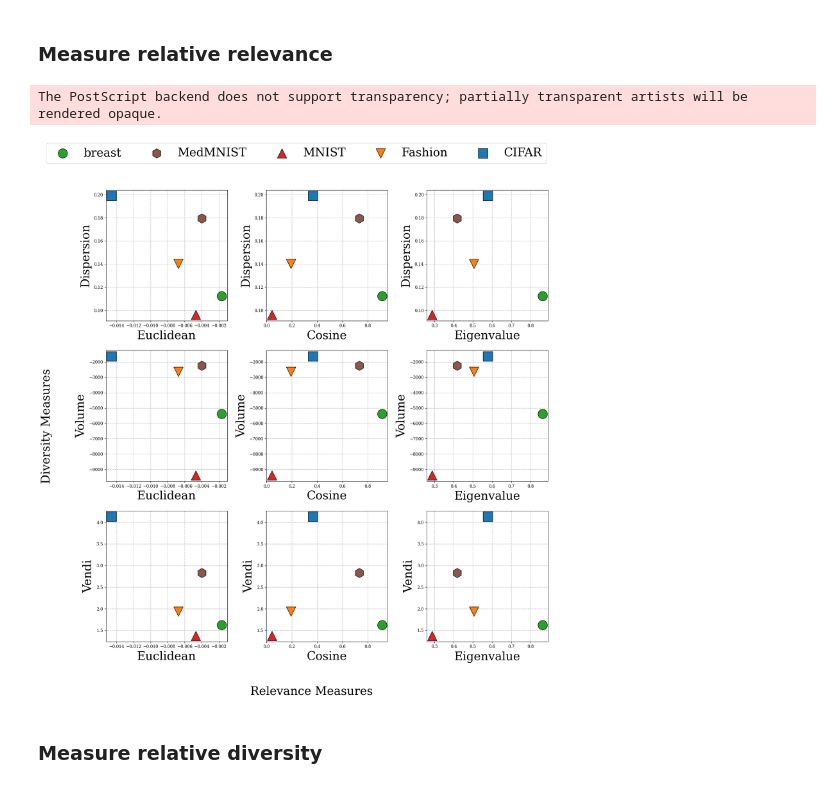
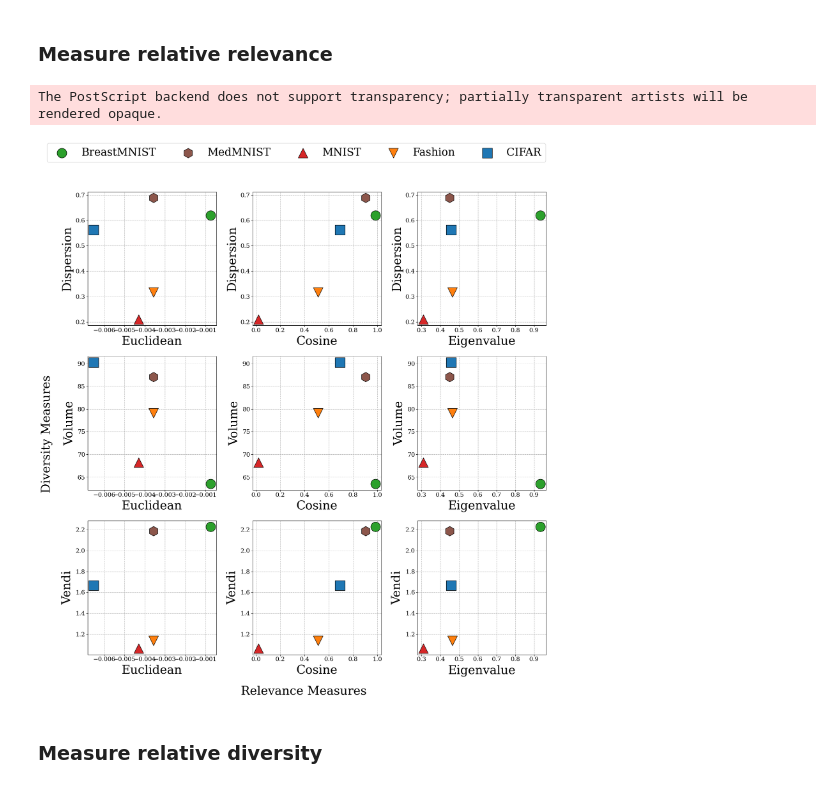
Before and after one commit to clu5/data-valuation, a Jupyter notebook: 3-MedMNIST.ipynb, the cells around one changed output. Saved outputs shown, nothing was run; the diff lists cells and outputs as text; code cells hidden in the pictures.

```diff
--- a/3-MedMNIST.ipynb
+++ b/3-MedMNIST.ipynb
@@ -53,3 +66,6 @@ plt.show()
+# %%
+# preprocess
+model, preprocess = clip.load("ViT-B/16", device="cuda")
 # %% [markdown]
 #### Skip this if using precomputed embeddings
 # %%
@@ -106,7 +165,8 @@ datasets = {
     "breast": torch.load("embeddings/clip_embedding_medmnist_BreastMNIST.pt"),
     "path": torch.load("embeddings/clip_embedding_medmnist_PathMNIST.pt"),
     "oct": torch.load("embeddings/clip_embedding_medmnist_OCTMNIST.pt"),
-    # "tissue": torch.load("embeddings/clip_embedding_medmnist_TissueMNIST.pt"),
+    "organa": torch.load("embeddings/clip_embedding_medmnist_OrganAMNIST.pt"),
+    "tissue": torch.load("embeddings/clip_embedding_medmnist_TissueMNIST.pt"),
     "retina": torch.load("embeddings/clip_embedding_medmnist_RetinaMNIST.pt"),
 }
 medmnist_tensor = []
@@ -233,10 +293,10 @@ The PostScript backend does not support transparency; partially transparent arti
 ### Measure relative relevance
 # %%
 # buyer_name = 'blood'
-buyer_name = 'chest'
+# buyer_name = 'chest'
 # buyer_name = 'pneum'
 # buyer_name = 'derma'
-# buyer_name = 'breast'
+buyer_name = 'breast'
 # buyer_name = 'oct'
 # buyer_name = 'retina'
 buyer = datasets[buyer_name]
@@ -245,8 +305,8 @@ buyer = datasets[buyer_name]
 # dataset = derma
 
 
-num_buyer = 100
-num_seller = 1000
+num_buyer = 200
+num_seller = 10000
 
 buyer_data = buyer["embeddings"][-num_buyer:]
 
@@ -258,13 +318,16 @@ sellers["MNIST"] = datasets['mnist']["embeddings"][:num_seller]
 sellers["Fashion"] = datasets['fashion']["embeddings"][:num_seller]
 sellers["CIFAR"] = datasets['cifar']["embeddings"][:num_seller]
 # %%
+reload(valuation)
+
 seller_values = {
     k: valuation.get_value(
         buyer_data,
         v,
         # cifar['images'][-100:], v,
         n_components=10,
-        norm_volume=True,
+        # normalize=True,
+        use_neg_components=True
     )
     for k, v in tqdm(sellers.items())
 }
@@ -293,57 +356,62 @@ for i, (k, v) in enumerate(seller_values.items()):
         marker = 'v'
     else:
         # c = colors[i]
+        k = "BreastMNIST"
         c = 'C2'
         marker = 'o'
 
     scatter_kwargs = dict(color=c, edgecolor="k", s=s, zorder=2, marker=marker)
+    # cos = (1 + v['cosine']) - (1 + v['neg_cosine'])
+    cos = (v['cosine'])
+    ven = v['vendi']
+    vol = v['volume']
+    dis = v["dispersion"] #- v['neg_dispersion']
 
-    axs[0, 0].scatter(v["l2"], v["dispersion"],  label=k, **scatter_kwargs)
-    axs[1, 0].scatter(v["l2"], v["volume"], **scatter_kwargs)
-    axs[2, 0].scatter(v["l2"], v["vendi"], **scatter_kwargs)
-    axs[0, 1].scatter(v["cosine"], v["dispersion"],  **scatter_kwargs)
-    axs[1, 1].scatter(v["cosine"], v["volume"], **scatter_kwargs)
-    axs[2, 1].scatter(v["cosine"], v["vendi"], **scatter_kwargs)
-    axs[0, 2].scatter(v["relevance"], v["dispersion"], **scatter_kwargs)
-    axs[1, 2].scatter(v["relevance"], v["volume"], **scatter_kwargs)
-    axs[2, 2].scatter(v["relevance"], v["vendi"], **scatter_kwargs)
+    axs[0, 0].scatter(v["l2"], dis,  label=k, **scatter_kwargs)
+    axs[1, 0].scatter(v["l2"], vol, **scatter_kwargs)
+    axs[2, 0].scatter(v["l2"], ven, **scatter_kwargs)
+    axs[0, 1].scatter(cos, dis,  **scatter_kwargs)
+    axs[1, 1].scatter(cos, vol, **scatter_kwargs)
+    axs[2, 1].scatter(cos, ven, **scatter_kwargs)
+    axs[0, 2].scatter(v["relevance"], dis, **scatter_kwargs)
+    axs[1, 2].scatter(v["relevance"], vol, **scatter_kwargs)
+    axs[2, 2].scatter(v["relevance"], ven, **scatter_kwargs)
 
 axs[0, 0].set_xlabel("Euclidean", fontsize=fontsize, labelpad=6)
 axs[1, 0].set_xlabel("Euclidean", fontsize=fontsize, labelpad=6)
 axs[2, 0].set_xlabel("Euclidean", fontsize=fontsize, labelpad=6)
 axs[0, 1].set_xlabel("Cosine", fontsize=fontsize, labelpad=6)
 axs[1, 1].set_xlabel("Cosine", fontsize=fontsize, labelpad=6)
 axs[2, 1].set_xlabel("Cosine", fontsize=fontsize, labelpad=6)
 axs[0, 2].set_xlabel("Eigenvalue", fontsize=fontsize, labelpad=6)
 axs[1, 2].set_xlabel("Eigenvalue", fontsize=fontsize, labelpad=6)
 axs[2, 2].set_xlabel("Eigenvalue", fontsize=fontsize, labelpad=6)
 axs[0, 0].set_ylabel("Dispersion", fontsize=fontsize, labelpad=6)
 axs[0, 1].set_ylabel("Dispersion", fontsize=fontsize, labelpad=6)
 axs[0, 2].set_ylabel("Dispersion", fontsize=fontsize, labelpad=6)
 axs[1, 0].set_ylabel("Volume", fontsize=fontsize, labelpad=6)
 axs[1, 1].set_ylabel("Volume", fontsize=fontsize, labelpad=6)
 axs[1, 2].set_ylabel("Volume", fontsize=fontsize, labelpad=6)
 axs[2, 0].set_ylabel("Vendi", fontsize=fontsize, labelpad=6)
 axs[2, 1].set_ylabel("Vendi", fontsize=fontsize, labelpad=6)
 axs[2, 2].set_ylabel("Vendi", fontsize=fontsize, labelpad=6)
-# ax[0].tick_params(axis="both", which="major", pad=10)
-fig.text(0.5, -0.05, 'Relevance Measures', ha='center', va='center', fontsize=fontsize)
-fig.text(-0.05, 0.5, 'Diversity Measures', ha='center', va='center', fontsize=fontsize, rotation=90)
+fig.text(0.5, -0.02, 'Relevance Measures', ha='center', va='center', fontsize=fontsize)
+fig.text(-0.02, 0.5, 'Diversity Measures', ha='center', va='center', fontsize=fontsize, rotation=90)
 
 for ax in axs.flat:
     # ax.set_xlim(0, 1)
-    ax.tick_params(axis="both", labelsize=10)
+    ax.tick_params(axis="both", labelsize=14, pad=2)
     ax.grid(ls='--', zorder=0)
     # ax.set_xlabel("Relevance", fontsize=fontsize, labelpad=6)
     # ax.set_ylabel("Difference", fontsize=fontsize, labelpad=6)
     # ax
 
-fig.legend(bbox_to_anchor=(1, 1.10), fontsize=fontsize, ncols=5)
+fig.legend(bbox_to_anchor=(1, 1.10), fontsize=fontsize-3, ncols=5)
 fig.tight_layout(h_pad=2, w_pad=2)
 plt.savefig(fig_dir / "relevance.eps", bbox_inches='tight')
 # %% [output]
 The PostScript backend does not support transparency; partially transparent artists will be rendered opaque.
-[figure, old version]
+[figure, new version]
 # %% [markdown]
 ### Measure relative diversity
 # %%
```
Also changed, not shown: parts of 7 cells of this notebook, 3 other files.
